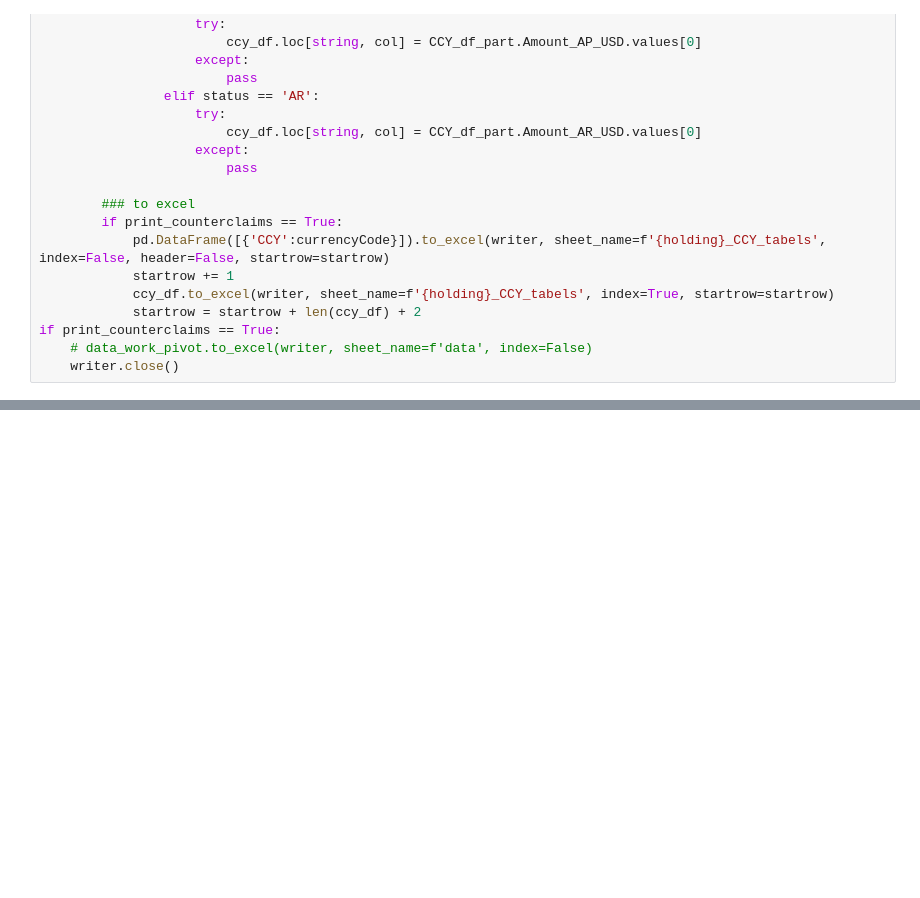
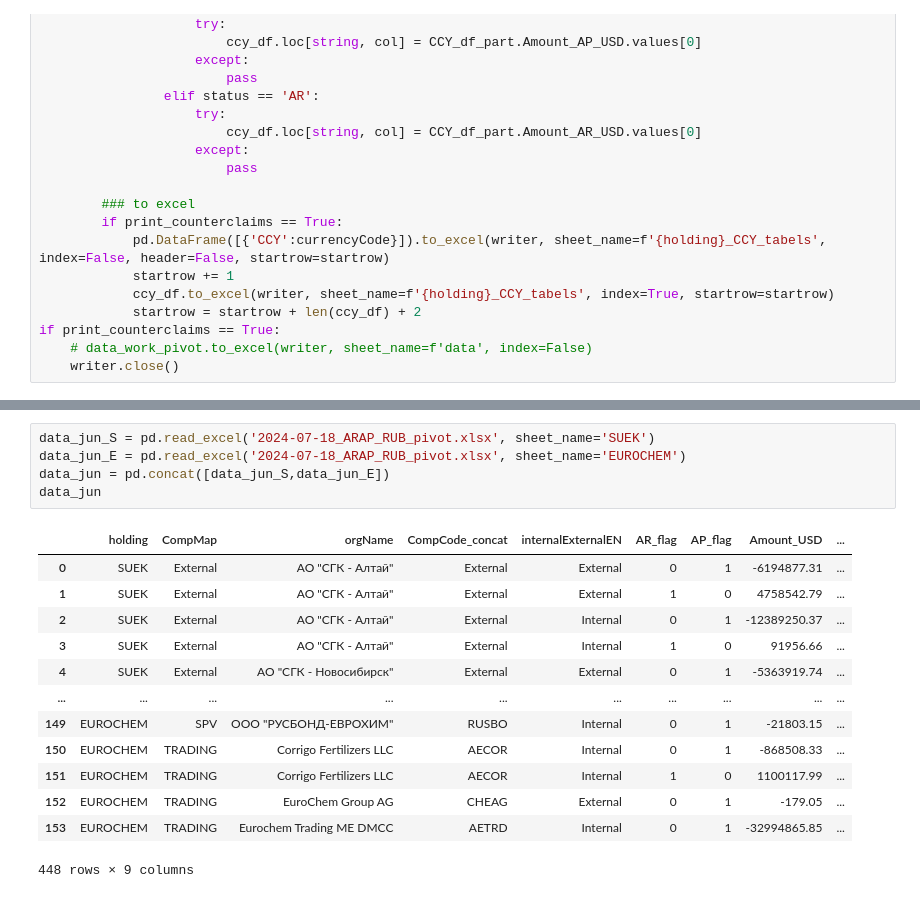
Before and after one commit to Lirollel/Work_AIM_Jupyter-Python-Pandas, a Jupyter notebook: OCP/ARAP/ARAP.ipynb, the cells around one changed output, grey strips where cells are left out. Cells and saved outputs as stored; diff of their text form; blank space fills up the shorter version.

```diff
--- a/OCP/ARAP/ARAP.ipynb
+++ b/OCP/ARAP/ARAP.ipynb
@@ -360,0 +392,19 @@ if print_counterclaims == True:
+# %%
+data_jun_S = pd.read_excel('2024-07-18_ARAP_RUB_pivot.xlsx', sheet_name='SUEK')
+data_jun_E = pd.read_excel('2024-07-18_ARAP_RUB_pivot.xlsx', sheet_name='EUROCHEM')
+data_jun = pd.concat([data_jun_S,data_jun_E])
+data_jun
+# %% [output]
+|  | holding | CompMap | orgName | CompCode_concat | internalExternalEN | AR_flag | AP_flag | Amount_USD | ... |
+| 0 | SUEK | External | АО "СГК - Алтай" | External | External | 0 | 1 | -6194877.31 | ... |
+| 1 | SUEK | External | АО "СГК - Алтай" | External | External | 1 | 0 | 4758542.79 | ... |
+| 2 | SUEK | External | АО "СГК - Алтай" | External | Internal | 0 | 1 | -12389250.37 | ... |
+| 3 | SUEK | External | АО "СГК - Алтай" | External | Internal | 1 | 0 | 91956.66 | ... |
+| 4 | SUEK | External | АО "СГК - Новосибирск" | External | External | 0 | 1 | -5363919.74 | ... |
+| ... | ... | ... | ... | ... | ... | ... | ... | ... | ... |
+| 149 | EUROCHEM | SPV | ООО "РУСБОНД-ЕВРОХИМ" | RUSBO | Internal | 0 | 1 | -21803.15 | ... |
+| 150 | EUROCHEM | TRADING | Corrigo Fertilizers LLC | AECOR | Internal | 0 | 1 | -868508.33 | ... |
+| 151 | EUROCHEM | TRADING | Corrigo Fertilizers LLC | AECOR | Internal | 1 | 0 | 1100117.99 | ... |
+| 152 | EUROCHEM | TRADING | EuroChem Group AG | CHEAG | External | 0 | 1 | -179.05 | ... |
+| 153 | EUROCHEM | TRADING | Eurochem Trading ME DMCC | AETRD | Internal | 0 | 1 | -32994865.85 | ... |
+448 rows × 9 columns
```
Also changed, not shown: parts of 8 cells of this notebook, 3 other files.
